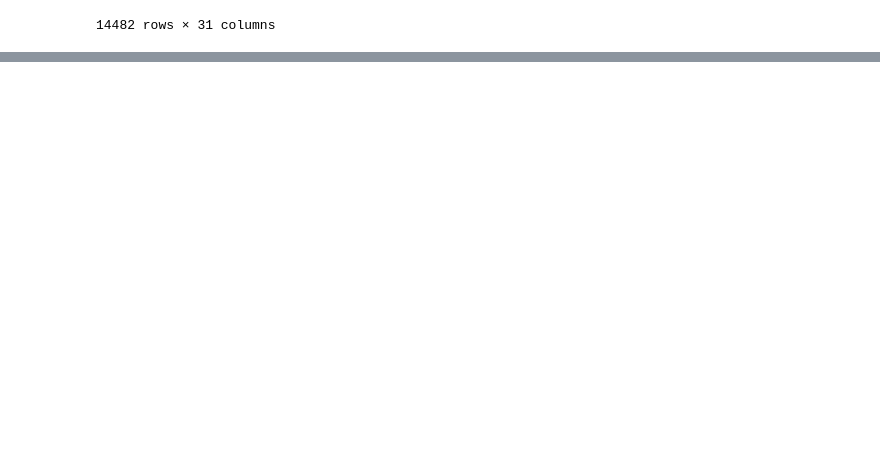
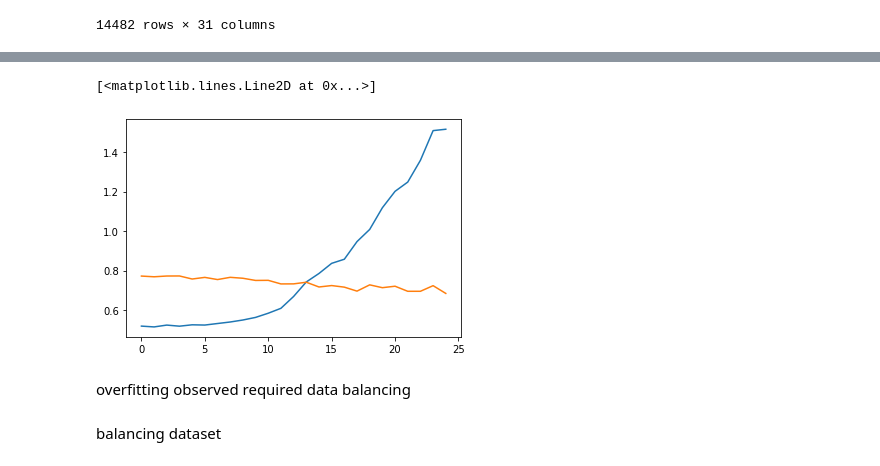
Before and after one commit to Rithik57/CovidDetection, a Jupyter notebook: notebook.ipynb, the cells around one changed output, grey strips where cells are left out. Saved outputs shown, nothing was run; the diff lists cells and outputs as text; code cells hidden in the pictures; blank space fills up the shorter version.

Commit message:
Neural Network model 3 created

```diff
--- a/notebook.ipynb
+++ b/notebook.ipynb
@@ -641,3 +601,28 @@ df
 | 14480 | 0.418769 | 0.066166 | 2837.313551 | 1815.051664 | 4712.282308 | 0.254508 | -334.125763 | ... |
 | 14481 | 0.196956 | 0.000056 | 1059.588230 | 814.871904 | 1878.123983 | 0.052190 | -1041.383301 | ... |
 14482 rows × 31 columns
+# %%
+df = df.drop(['uuid'],axis=1)
+# %%
+from sklearn.preprocessing import StandardScaler
+scaler = StandardScaler()
+X = df.iloc[:,:-1]
+Y = df.iloc[:,-1]
+X = scaler.fit_transform(X)
+# %%
+model = keras.models.Sequential()
+model.add(keras.layers.InputLayer(input_shape=(X.shape[1],)))
+model.add(keras.layers.Dense(512,activation='relu'))
+model.add(keras.layers.Dense(128,activation='relu'))
+model.add(keras.layers.Dense(64,activation='relu'))
+model.add(keras.layers.Dense(1,activation='sigmoid'))
+model.compile(optimizer="Adam",loss="binary_crossentropy",metrics=["accuracy"])
+# %%
+history = model.fit(X,Y,epochs=25,validation_split=0.25)
+loss = history.history['loss']
+accuracy = history.history['accuracy']
+validation_accuracy = history.history['val_accuracy']
+validation_loss = history.history['val_loss']
+epochs = range(len(history.history['loss']))
+plt.plot(epochs,validation_loss,label='validation_loss')
+plt.plot(epochs,loss,label='validation_loss')
@@ -643,0 +649,10 @@ df
+# %%
+plt.plot(epochs,accuracy,label='accuracy')
+plt.plot(epochs,validation_accuracy,label='accuracy')
+# %% [output]
+[<matplotlib.lines.Line2D at 0x...>]
+[figure, added]
+# %% [markdown]
+overfitting observed required data balancing
+# %% [markdown]
+balancing dataset
```
Also changed, not shown: parts of 26 cells of this notebook, 5 other files.
